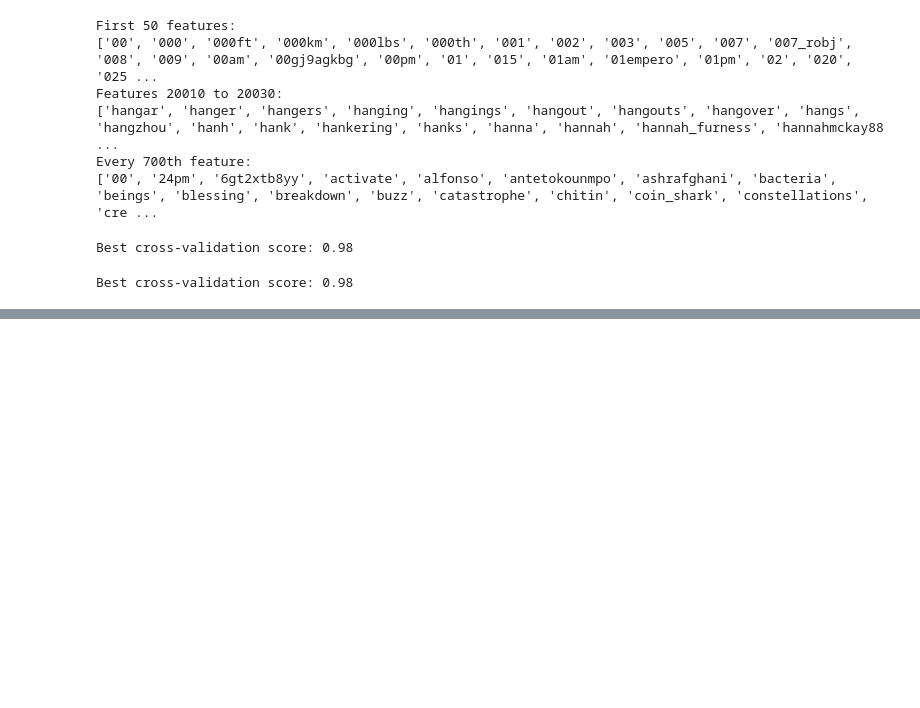
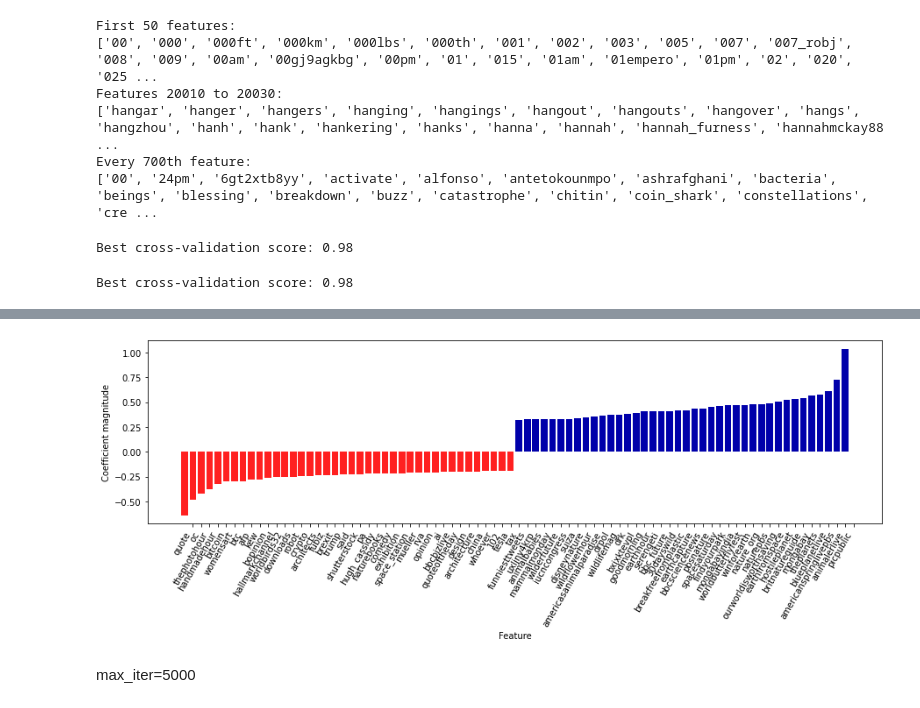
Before and after one commit to lukeml/Magnimind-NLP, a Jupyter notebook: notebooks/Tweet-EDA.ipynb, the cells around one changed output, grey strips where cells are left out. Saved outputs shown, nothing was run; the diff lists cells and outputs as text; code cells hidden in the pictures; blank space fills up the shorter version.

```diff
--- a/notebooks/Tweet-EDA.ipynb
+++ b/notebooks/Tweet-EDA.ipynb
@@ -275,3 +287,18 @@ grid.fit(X_train, y_train)
 print("Best cross-validation score: {:.2f}".format(grid.best_score_))
 # %% [output]
 Best cross-validation score: 0.98
+# %%
+vectorizer = grid.best_estimator_.named_steps["tfidfvectorizer"]
+# transform the training dataset:
+X_train_vect = vectorizer.transform(X_train)
+# find maximum value for each of the features over dataset:
+max_value = X_train_vect.max(axis=0).toarray().ravel()
+sorted_by_tfidf = max_value.argsort()
+# get feature names
+feature_names = np.array(vectorizer.get_feature_names())
+
+print("Features with lowest tfidf:\n{}".format(
+      feature_names[sorted_by_tfidf[:20]]))
+
+print("Features with highest tfidf: \n{}".format(
+      feature_names[sorted_by_tfidf[-20:]]))
@@ -277,0 +330,8 @@ Best cross-validation score: 0.98
+# %%
+mglearn.tools.visualize_coefficients(
+    grid.best_estimator_.named_steps["logisticregression"].coef_,
+    feature_names, n_top_features=40)
+# %% [output]
+[figure, added]
+# %% [markdown]
+max_iter=5000
```
Also changed, not shown: parts of 15 cells of this notebook.
